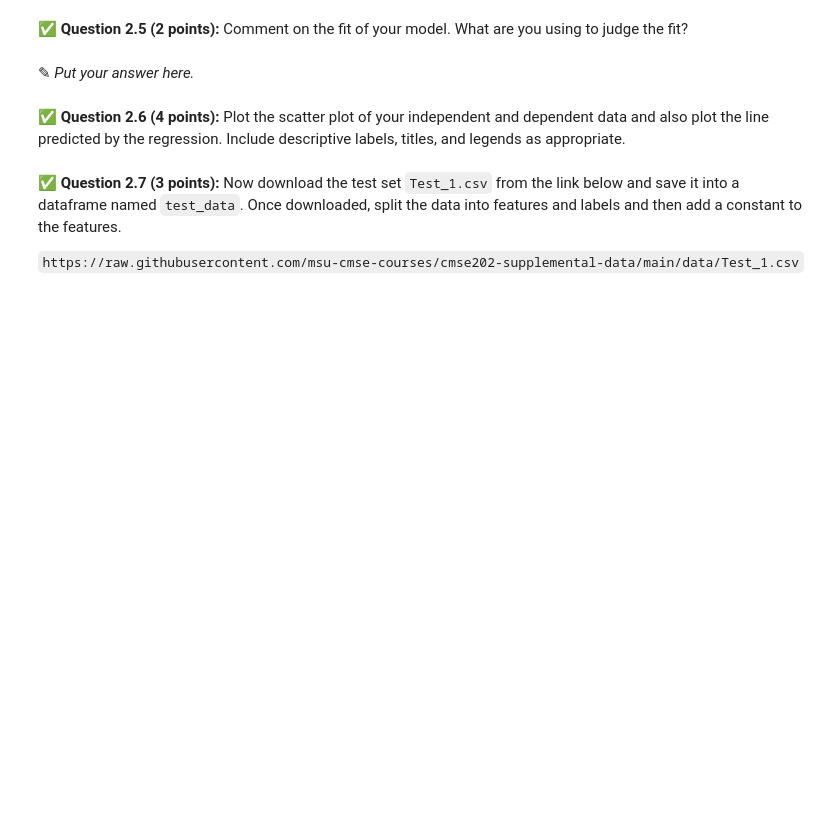
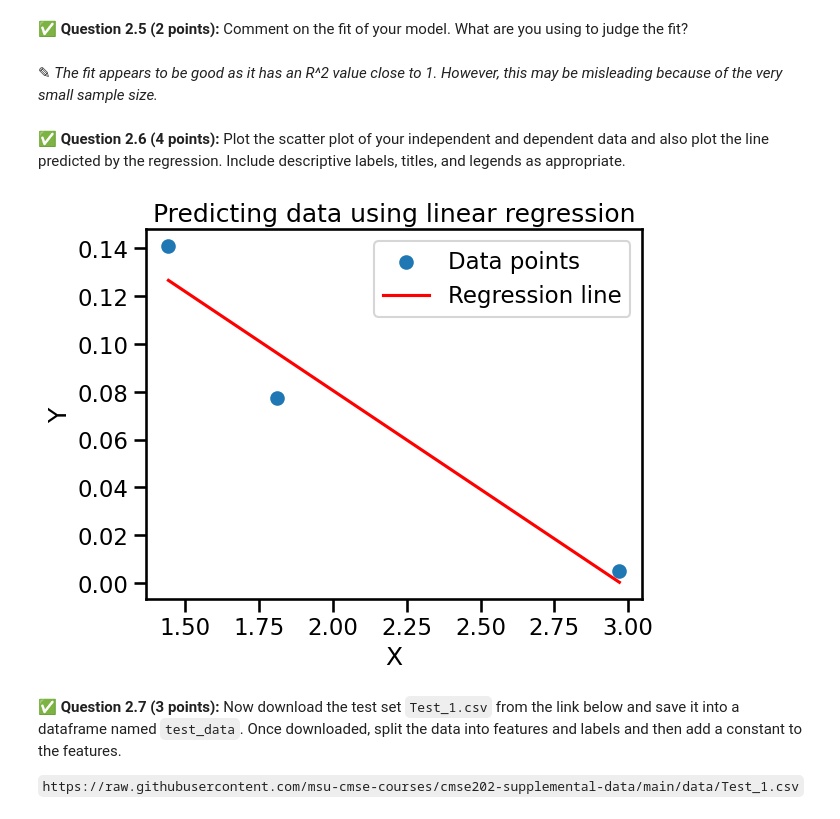
Before and after one commit to Alexcrossmung/CMSE202-S26-turnin, a Jupyter notebook: hw-03/HW-03_Regression-S26-STUDENT.ipynb, the cells around one changed output. Cells and saved outputs as stored; diff of their text form; code cells hidden in the pictures; blank space fills up the shorter version.

```diff
--- a/hw-03/HW-03_Regression-S26-STUDENT.ipynb
+++ b/hw-03/HW-03_Regression-S26-STUDENT.ipynb
@@ -112,3 +114,7 @@ In this part, we'll perform some one-variable linear regression analysis on the
 &#9989;  **Question 2.2 (2 points)**: Next, load the data using Pandas and save it into a data frame called `train_data`. Then display the entire dataframe.
 # %%
 # Put your code here
+import pandas as pd
+
+train_data = pd.read_csv("Train_1.csv")
+train_data
@@ -122,0 +132,9 @@ In this part, we'll perform some one-variable linear regression analysis on the
+# %%
+# Put your code here
+X = train_data["X"]
+Y = train_data["Y"]
+
+X_cnst = sm.add_constant(X)
+
+model = sm.OLS(Y, X_cnst).fit()
+print(model.summary())
@@ -123,6 +159,6 @@ In this part, we'll perform some one-variable linear regression analysis on the
 # %% [markdown]
 &#9989; **Question 2.5 (2 points):** Comment on the fit of your model. What are you using to judge the fit?
-# %% [markdown]
-<font size=+3>&#9998;</font>  _Put your answer here._
+# %% [markdown]
+<font size=+3>&#9998;</font>  _The fit appears to be good as it has an R^2 value close to 1. However, this may be misleading because of the very small sample size._
 # %% [markdown]
 &#9989; **Question 2.6 (4 points):** Plot the scatter plot of your independent and dependent data and also plot the line predicted by the regression. Include descriptive labels, titles, and legends as appropriate.
@@ -131,3 +165,17 @@ In this part, we'll perform some one-variable linear regression analysis on the
+# %%
+# Put your answer here
+plt.scatter(X, Y, label = "Data points")
+
+Y_pred = model.predict(X_cnst)
+
+plt.plot(X, Y_pred, label = "Regression line", color = "red")
+plt.title("Predicting data using linear regression")
+plt.xlabel("X")
+plt.ylabel("Y")
+plt.legend()
+plt.show()
+# %% [output]
+[figure, added]
 # %% [markdown]
 &#9989; **Question 2.7 (3 points):** Now download the test set `Test_1.csv` from the link below and save it into a dataframe named `test_data`. Once downloaded, split the data into features and labels and then add a constant to the features.
 
```
Also changed, not shown: parts of 15 cells of this notebook, 2 other files.
